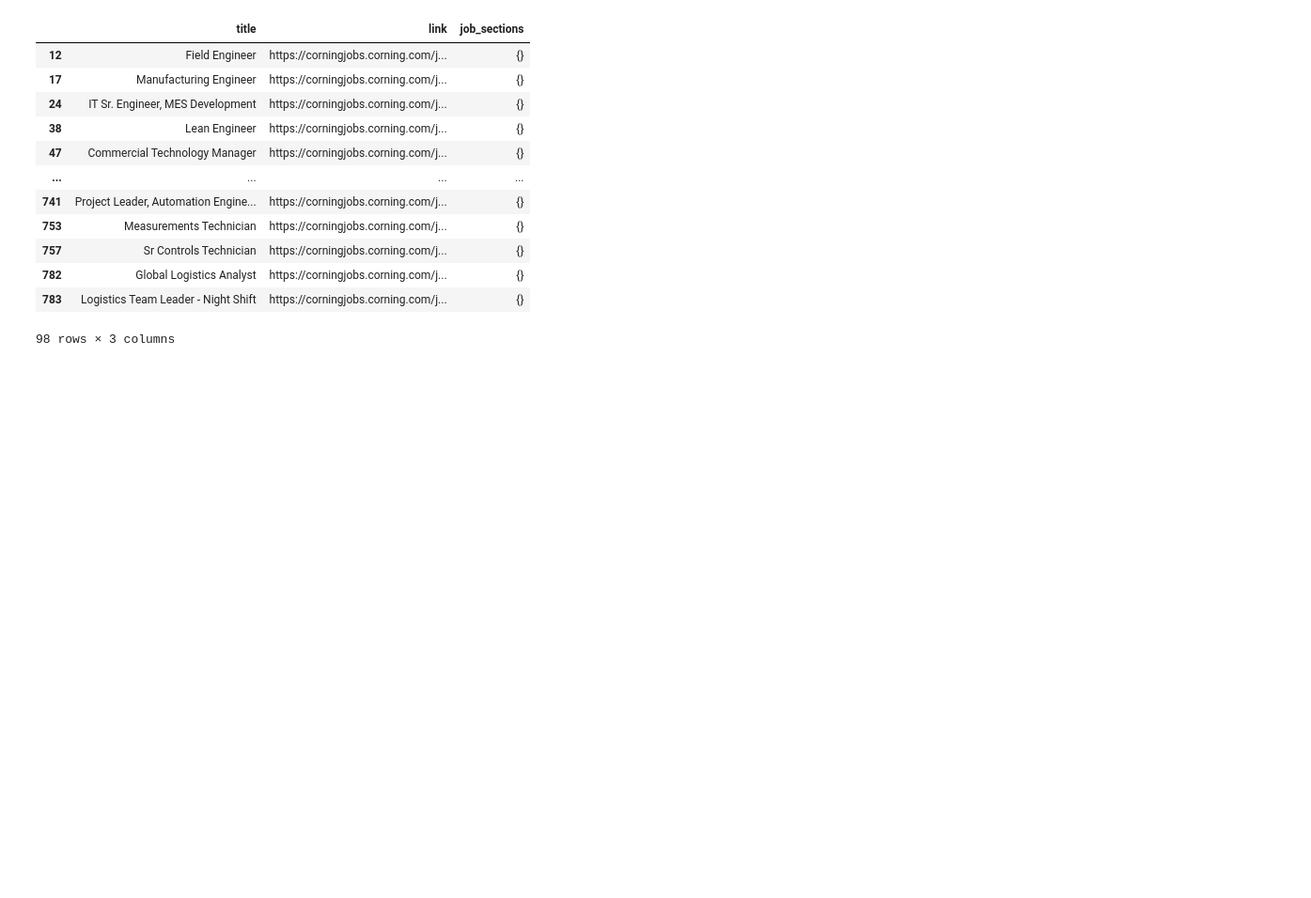
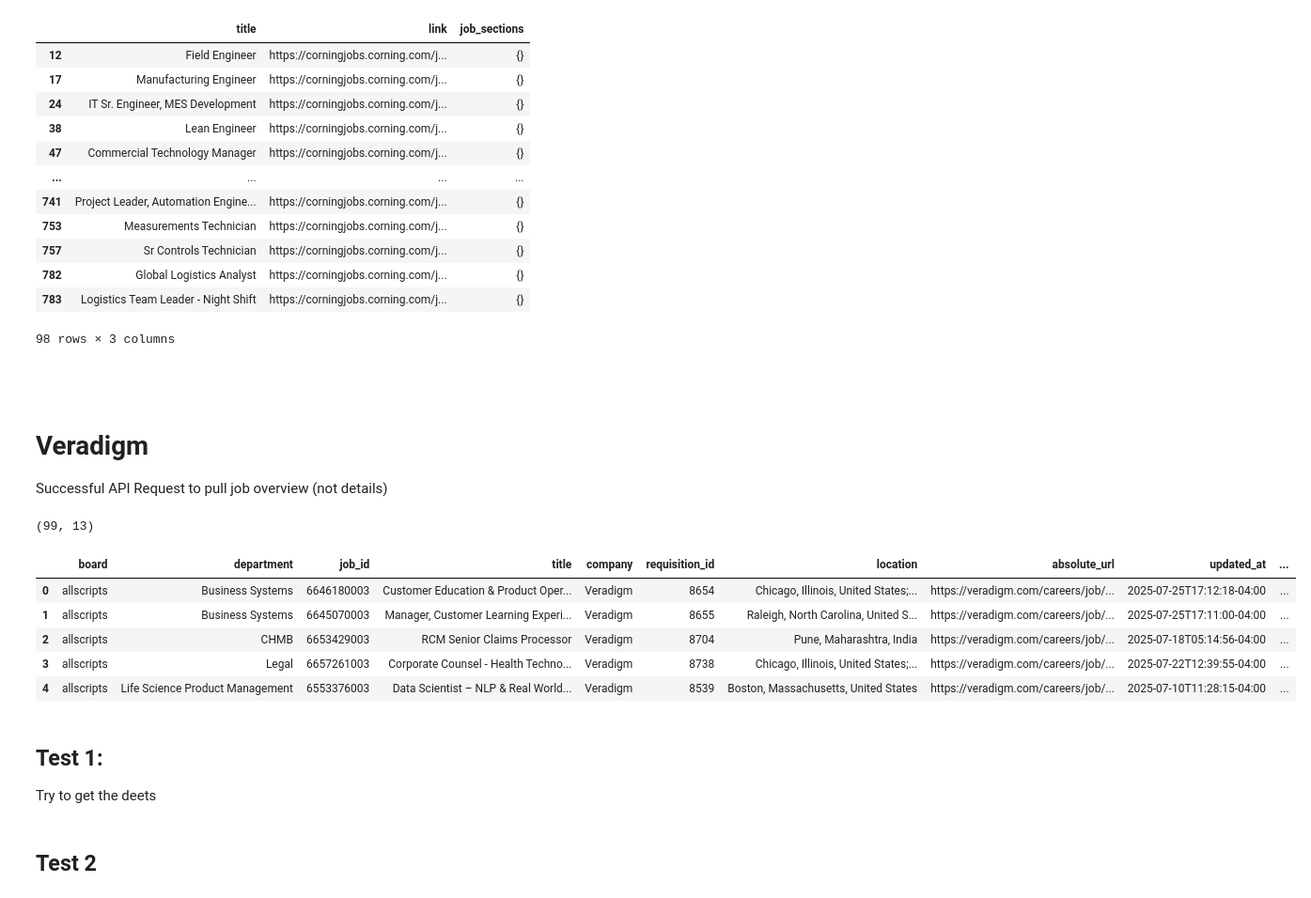
Before and after one commit to blwhiten/hello_world, a Jupyter notebook: quickstarts/Get_started.ipynb, the cells around one changed output. Shown at 94% size. Cells and saved outputs as stored; diff of their text form; code cells hidden in the pictures; blank space fills up the shorter version.

Commit message:
progress on Veradigm

```diff
--- a/quickstarts/Get_started.ipynb
+++ b/quickstarts/Get_started.ipynb
@@ -2369,3 +2369,69 @@ rows_missing_job_sections[selected_cols]
 98 rows × 3 columns
 # %% [markdown]
 ##
+# %% [markdown]
+# Veradigm
+Successful API Request to pull job overview (not details)
+# %%
+import requests
+import pandas as pd
+
+import requests
+import pandas as pd
+
+BOARD_TOKENS = ["allscripts", "as"]  # add more if you discover them
+
+def fetch_from_board(token: str):
+    url = f"https://boards-api.greenhouse.io/v1/boards/{token}/departments"
+    r = requests.get(url, timeout=30)
+    r.raise_for_status()
+    return r.json()
+
+def flatten_departments(payload, board_token):
+    jobs = []
+    for dept in payload.get("departments", []):
+        dept_name = dept.get("name")
+        for job in dept.get("jobs", []):
+            # pull metadata helpers
+            def meta_value(name, default=None):
+                for m in job.get("metadata", []):
+                    if m.get("name") == name:
+                        return m.get("value")
+                return default
+
+            jobs.append({
+                "board": board_token,
+                "department": dept_name,
+                "job_id": job.get("id"),
+                "title": job.get("title"),
+                "company": job.get("company_name"),
+                "requisition_id": job.get("requisition_id"),
+                "location": job.get("location", {}).get("name"),
+                "absolute_url": job.get("absolute_url"),
+                "updated_at": job.get("updated_at"),
+                "first_published": job.get("first_published"),
+                "category": meta_value("Category"),
+                "business_unit": meta_value("Business Unit"),
+                "hiring_manager": (meta_value("Hiring Manager", {}) or {}).get("name"),
+            })
+    return jobs
+
+all_jobs = []
+for token in BOARD_TOKENS:
+    data = fetch_from_board(token)
+    all_jobs.extend(flatten_departments(data, token))
+
+df = pd.DataFrame(all_jobs).drop_duplicates(subset=["job_id"])
+print(df.shape)
+df.head()
+# %% [output]
+(99, 13)
+|  | board | department | job_id | title | company | requisition_id | location | absolute_url | updated_at | ... |
+| 0 | allscripts | Business Systems | 6646180003 | Customer Education & Product Oper... | Veradigm | 8654 | Chicago, Illinois, United States;... | https://veradigm.com/careers/job/... | 2025-07-25T17:12:18-04:00 | ... |
+| 1 | allscripts | Business Systems | 6645070003 | Manager, Customer Learning Experi... | Veradigm | 8655 | Raleigh, North Carolina, United S... | https://veradigm.com/careers/job/... | 2025-07-25T17:11:00-04:00 | ... |
+| 2 | allscripts | CHMB | 6653429003 | RCM Senior Claims Processor | Veradigm | 8704 | Pune, Maharashtra, India | https://veradigm.com/careers/job/... | 2025-07-18T05:14:56-04:00 | ... |
+| 3 | allscripts | Legal | 6657261003 | Corporate Counsel - Health Techno... | Veradigm | 8738 | Chicago, Illinois, United States;... | https://veradigm.com/careers/job/... | 2025-07-22T12:39:55-04:00 | ... |
+| 4 | allscripts | Life Science Product Management | 6553376003 | Data Scientist – NLP & Real World... | Veradigm | 8539 | Boston, Massachusetts, United States | https://veradigm.com/careers/job/... | 2025-07-10T11:28:15-04:00 | ... |
+# %% [markdown]
+## Test 1:
+Try to get the deets
@@ -2371,0 +2589,2 @@ rows_missing_job_sections[selected_cols]
+# %% [markdown]
+## Test 2
```
Also changed, not shown: parts of 23 cells of this notebook.
